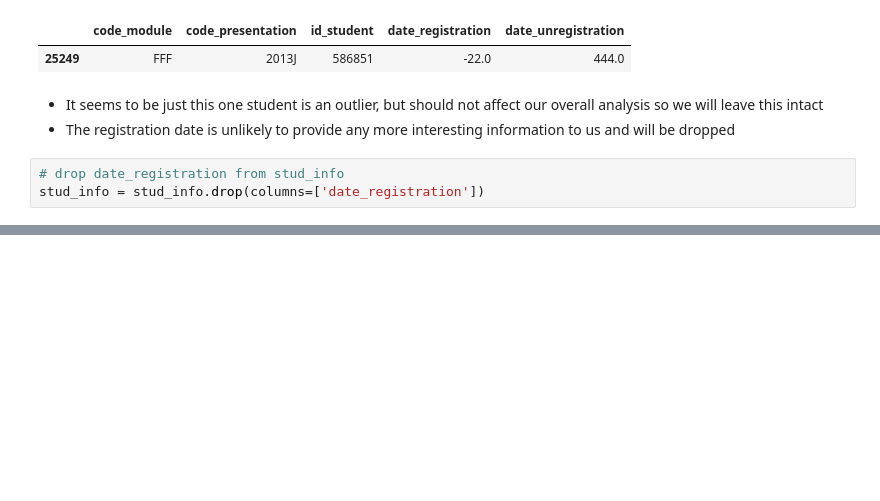
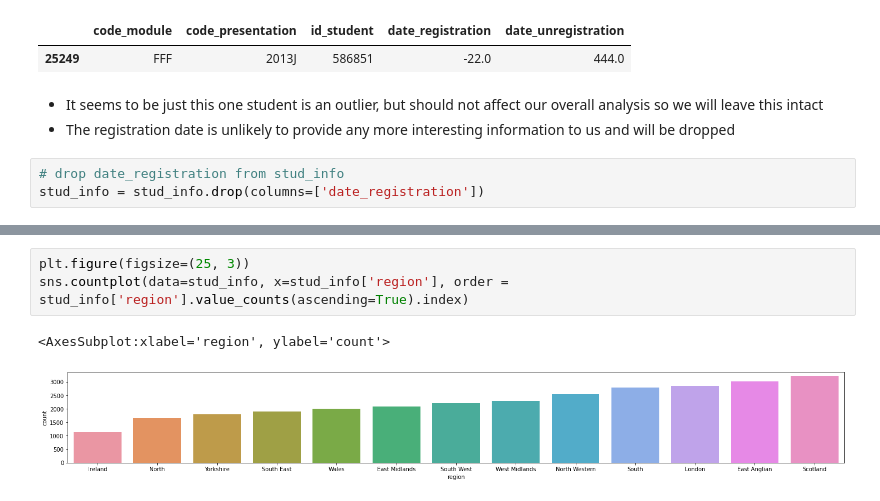
Before and after one commit to freyjagarner/Student-Data-Analysis, a Jupyter notebook: Capstone/Student_Information.ipynb, the cells around one changed output, grey strips where cells are left out. Drawn from its saved outputs; the diff is of its cells as text; blank space fills up the shorter version.

Commit message:
Add visualizations

```diff
--- a/Capstone/Student_Information.ipynb
+++ b/Capstone/Student_Information.ipynb
@@ -514,0 +528,6 @@ stud_info = stud_info.drop(columns=['date_registration'])
+# %%
+plt.figure(figsize=(25, 3))
+sns.countplot(data=stud_info, x=stud_info['region'], order = stud_info['region'].value_counts(ascending=True).index)
+# %% [output]
+<AxesSubplot:xlabel='region', ylabel='count'>
+[figure, added]
```
Also changed, not shown: parts of 32 cells of this notebook.
